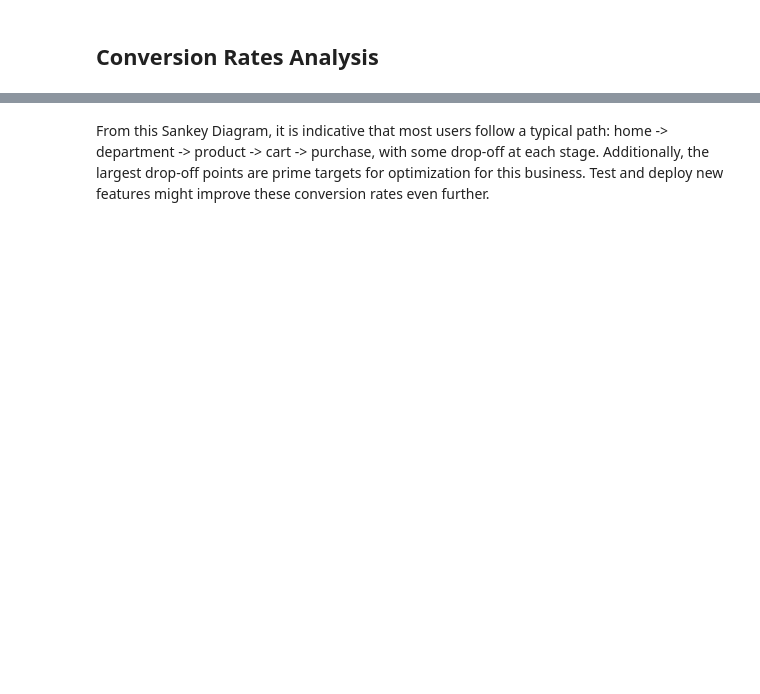
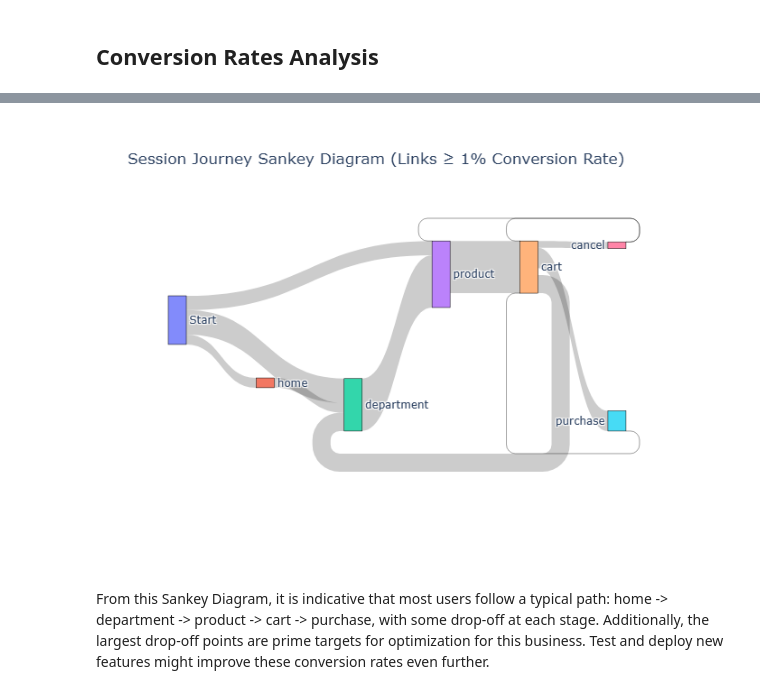
Before and after one commit to HuyPham39/Big-Query, a Jupyter notebook: thelook_analysis.ipynb, the cells around one changed output, grey strips where cells are left out. Cells and saved outputs as stored; diff of their text form; code cells hidden in the pictures; blank space fills up the shorter version.

```diff
--- a/thelook_analysis.ipynb
+++ b/thelook_analysis.ipynb
@@ -140,7 +153,7 @@ base_counts = Counter()
 for (a, b), v in transitions.items():
     base_counts[a] += v
 
-# Filter links by conversion rate threshold (e.g., 3%)
+# Filter links by conversion rate threshold (e.g., 1%)
 MIN_CONV_RATE = 1.0
 filtered_transitions = {}
 for (a, b), v in transitions.items():
@@ -164,34 +177,36 @@ value = []
 custom_labels = []
 
 for (a, b), v in filtered_transitions.items():
     if a in label_idx and b in label_idx:
         source.append(label_idx[a])
         target.append(label_idx[b])
         value.append(v)
         base = base_counts[a]
         if base > 0:
             rate = v / base * 100
             custom_labels.append(f"{a} → {b}<br>{v} ({rate:.1f}%)")
         else:
             custom_labels.append(f"{a} → {b}<br>{v}")
 
 fig = go.Figure(go.Sankey(
     node=dict(
         pad=15,
         thickness=20,
         line=dict(color="black", width=0.5),
         label=unique_labels
     ),
     link=dict(
         source=source,
         target=target,
         value=value,
         label=custom_labels
     )
 ))
 
-fig.update_layout(title_text="Session Journey Sankey Diagram (Links ≥ 3% Conversion Rate)", font_size=12)
+fig.update_layout(title_text="Session Journey Sankey Diagram (Links ≥ 1% Conversion Rate)", font_size=12)
 fig.show()
+# %% [output]
+[figure, added]
 # %% [markdown]
 From this Sankey Diagram, it is indicative that most users follow a typical path: home -> department -> product -> cart -> purchase, with some drop-off at each stage. Additionally, the largest drop-off points are prime targets for optimization for this business. Test and deploy new features might improve these conversion rates even further.
 # %%
```
Also changed, not shown: parts of 20 cells of this notebook, 1 other file.
